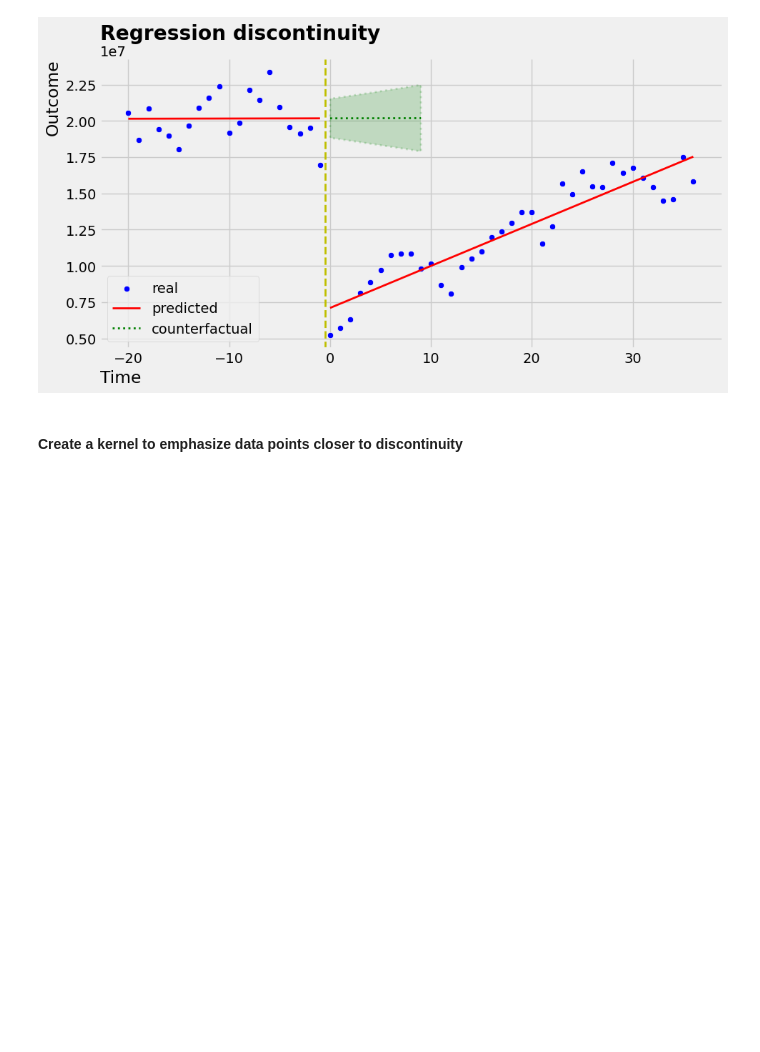
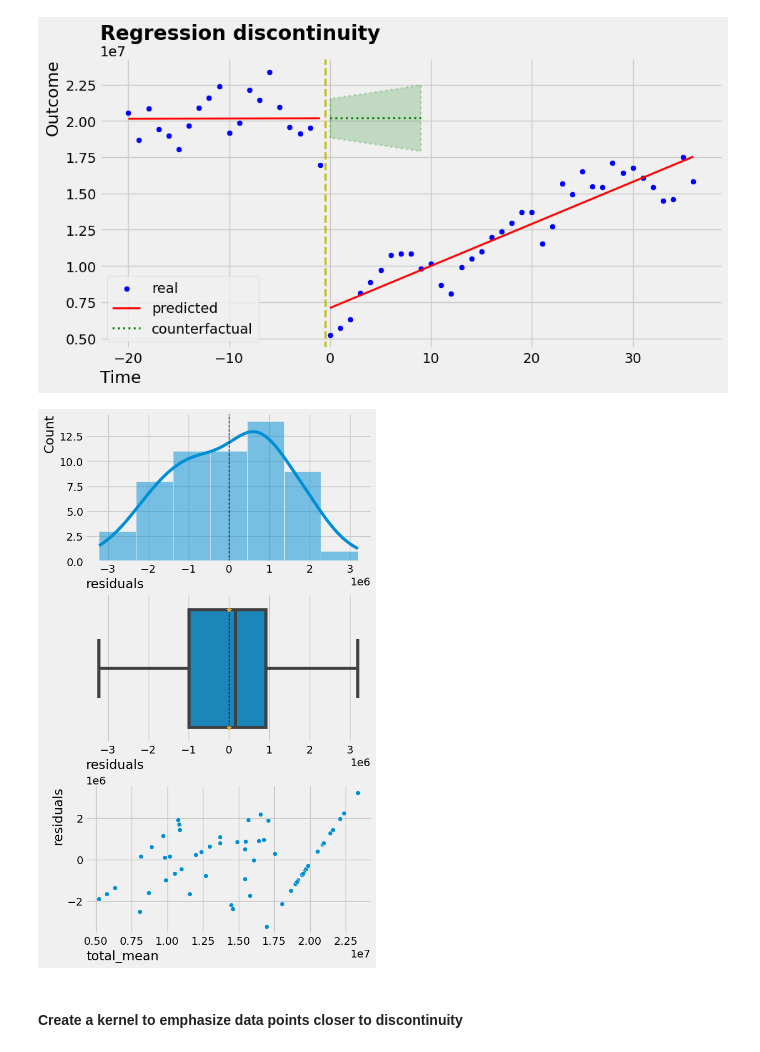
Before and after one commit to OmdenaAI/sao-paulo-chapter-passenger-demand, a Jupyter notebook: src/tasks/task_3_model_training_validation/ds_gustavo_cunha/0.0_gustavo-cunha_first_iteration.ipynb, the cells around one changed output. Drawn from its saved outputs; the diff is of its cells as text; code cells hidden in the pictures; blank space fills up the shorter version.

```diff
--- a/src/tasks/task_3_model_training_validation/ds_gustavo_cunha/0.0_gustavo-cunha_first_iteration.ipynb
+++ b/src/tasks/task_3_model_training_validation/ds_gustavo_cunha/0.0_gustavo-cunha_first_iteration.ipynb
@@ -1006,8 +995,9 @@ if model.pvalues["treatment[T.True]"] < 0.05:
         f'\nTreatment impact: {int(model.params["treatment[T.True]"]):,}\n'
     )
 
-# create a new column with predictions
+# create a new column with predictions and errors
 df_causal_agg["predictions"] = model.predict()
+df_causal_agg["residuals"] = model.resid
 
 # create a copy of dataframe
 df_causal_agg_counterfactual = df_causal_agg[["discontinuity_idx", "treatment"]].copy()
@@ -1052,6 +1042,19 @@ plt.legend(loc="lower left");
 | discontinuity_idx:treatment[T.True] | 2.883e+05 | 6.04e+04 | 4.775 | 0.000 | 1.67e+05 | 4.09e+05 |
 Treatment impact: -13,072,162
 [figure]
+# %%
+# create a figure layout
+f, axs = plt.subplots(nrows=3, ncols=1, figsize=(6, 10), constrained_layout=True)
+
+# plot residuals
+sns.histplot(data=df_causal_agg, x="residuals", kde=True, ax=axs[0])
+sns.boxplot(data=df_causal_agg, x="residuals", ax=axs[1],
+            meanline=True, showmeans=True, meanprops={"color": "black", "marker": "*"}, showfliers=True)
+sns.scatterplot(data=df_causal_agg, x="total_mean", y="residuals", ax=axs[2])
+# define plot details
+axs[0].axvline(0, color="black", linestyle="--", linewidth=1);
+# %% [output]
+[figure, added]
 # %% [markdown]
 #### **Create a kernel to emphasize data points closer to discontinuity**
 # %%
```
Also changed, not shown: parts of 38 cells of this notebook, 3 other files.
